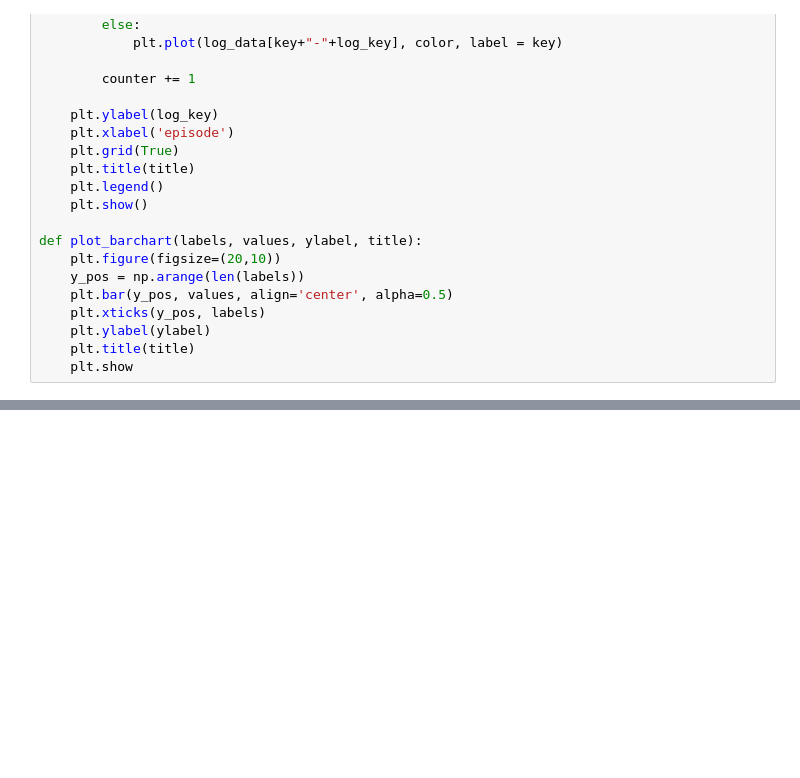
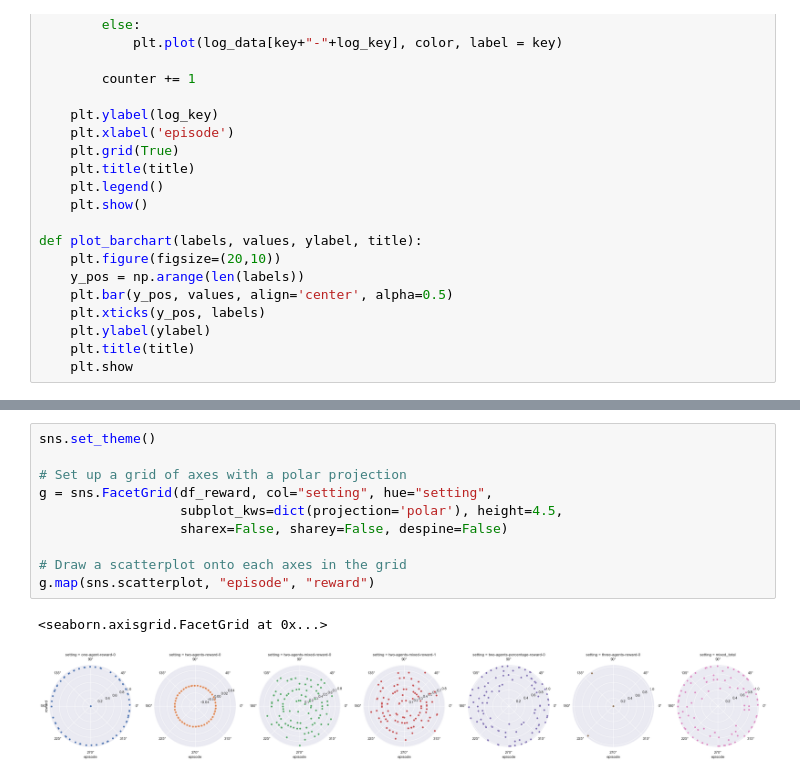
Before and after one commit to zarahz/MARL-and-Markets, a Jupyter notebook: Coloring_with_CAP/plots.ipynb, the cells around one changed output, grey strips where cells are left out. Cells and saved outputs as stored; diff of their text form; blank space fills up the shorter version.

```diff
--- a/Coloring_with_CAP/plots.ipynb
+++ b/Coloring_with_CAP/plots.ipynb
@@ -289,0 +287,13 @@ g.despine(bottom=True, left=True)
+# %%
+sns.set_theme()
+
+# Set up a grid of axes with a polar projection
+g = sns.FacetGrid(df_reward, col="setting", hue="setting",
+                  subplot_kws=dict(projection='polar'), height=4.5,
+                  sharex=False, sharey=False, despine=False)
+
+# Draw a scatterplot onto each axes in the grid
+g.map(sns.scatterplot, "episode", "reward")
+# %% [output]
+<seaborn.axisgrid.FacetGrid at 0x...>
+[figure, added]
```
Also changed, not shown: parts of 8 cells of this notebook, 7 other files.
